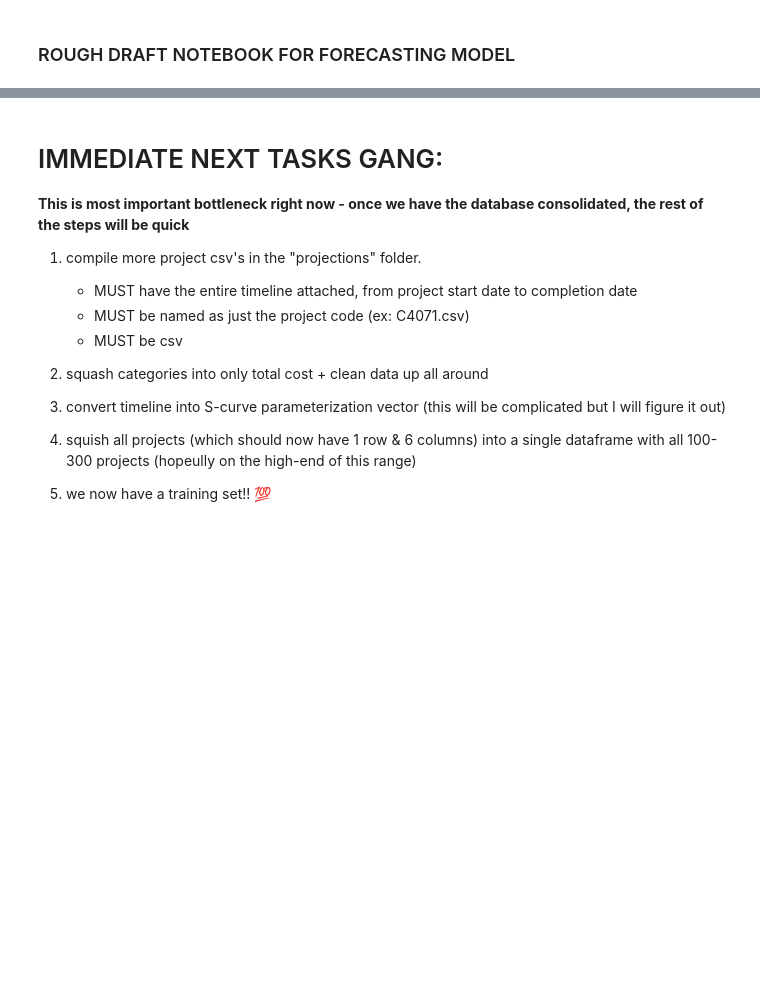
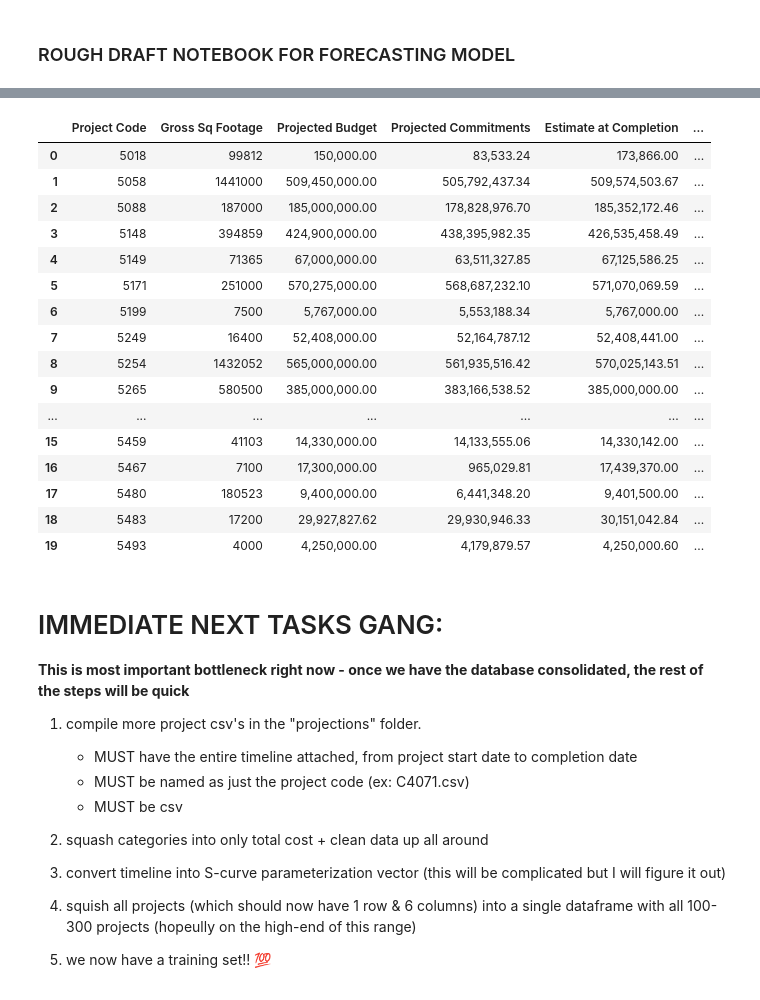
Before and after one commit to tomragus/i4X-CPM-Model-Backend, a Jupyter notebook: drafting_notebook.ipynb, the cells around one changed output, grey strips where cells are left out. Cells and saved outputs as stored; diff of their text form; code cells hidden in the pictures; blank space fills up the shorter version.

Commit message:
Consolidated projects into one dataframe with square footage

```diff
--- a/drafting_notebook.ipynb
+++ b/drafting_notebook.ipynb
@@ -7,10 +7,10 @@ from pathlib import Path
 
 pd.set_option('display.max_columns', None)
 # %%
-path = Path('projections')
+path = Path('sq')
 projects = {}
 
-for file in path.glob('*.csv'):
+for file in sorted(path.glob('*.csv'), key=lambda p: p.name):
     current_df = pd.read_csv(file)
     file_name = file.stem
     projects[file_name] = current_df
@@ -162,3 +59,64 @@ C4777
+# %%
+# Add project code as first column
+for name, df in projects.items():
+    if df.empty:
+        continue
+
+    # Ensure Project Code is the first column
+    if "Project Code" in df.columns:
+        df = df.drop(columns=["Project Code"])
+    df.insert(0, "Project Code", name)
+
+    projects[name] = df
+# %%
+# Combine all projects into one DataFrame
+non_empty_projects = [df for df in projects.values() if not df.empty]
+all_projects_df = pd.concat(non_empty_projects, ignore_index=True)
+# %%
+# Load gross square footage and merge into all_projects_df
+import os
+
+# Adjust path/filename if your CSV lives elsewhere
+gross_sq_path = os.path.join(path, "gross_sq.csv") if os.path.exists(os.path.join(path, "gross_sq.csv")) else "gross_sq.csv"
+
+gross_sq = pd.read_csv(gross_sq_path)
+
+# Merge on Project Code
+all_projects_df = all_projects_df.merge(
+    gross_sq[["Project Code", "Gross Sq Footage"]],
+    on="Project Code",
+    how="left",
+)
+
+# Move Gross Sq Footage to be right after Project Code
+if "Gross Sq Footage" in all_projects_df.columns:
+    cols = list(all_projects_df.columns)
+    cols.insert(1, cols.pop(cols.index("Gross Sq Footage")))
+    all_projects_df = all_projects_df[cols]
+
+# Remove Actuals columns
+cols_to_drop = ["Actuals To Date", "Actuals + Projections"]
+all_projects_df = all_projects_df.drop(columns=cols_to_drop, errors="ignore")
+
+all_projects_df.head(20)
+# %% [output]
+|  | Project Code | Gross Sq Footage | Projected Budget | Projected Commitments | Estimate at Completion | ... |
+| 0 | 5018 | 99812 | 150,000.00 | 83,533.24 | 173,866.00 | ... |
+| 1 | 5058 | 1441000 | 509,450,000.00 | 505,792,437.34 | 509,574,503.67 | ... |
+| 2 | 5088 | 187000 | 185,000,000.00 | 178,828,976.70 | 185,352,172.46 | ... |
+| 3 | 5148 | 394859 | 424,900,000.00 | 438,395,982.35 | 426,535,458.49 | ... |
+| 4 | 5149 | 71365 | 67,000,000.00 | 63,511,327.85 | 67,125,586.25 | ... |
+| 5 | 5171 | 251000 | 570,275,000.00 | 568,687,232.10 | 571,070,069.59 | ... |
+| 6 | 5199 | 7500 | 5,767,000.00 | 5,553,188.34 | 5,767,000.00 | ... |
+| 7 | 5249 | 16400 | 52,408,000.00 | 52,164,787.12 | 52,408,441.00 | ... |
+| 8 | 5254 | 1432052 | 565,000,000.00 | 561,935,516.42 | 570,025,143.51 | ... |
+| 9 | 5265 | 580500 | 385,000,000.00 | 383,166,538.52 | 385,000,000.00 | ... |
+| ... | ... | ... | ... | ... | ... | ... |
+| 15 | 5459 | 41103 | 14,330,000.00 | 14,133,555.06 | 14,330,142.00 | ... |
+| 16 | 5467 | 7100 | 17,300,000.00 | 965,029.81 | 17,439,370.00 | ... |
+| 17 | 5480 | 180523 | 9,400,000.00 | 6,441,348.20 | 9,401,500.00 | ... |
+| 18 | 5483 | 17200 | 29,927,827.62 | 29,930,946.33 | 30,151,042.84 | ... |
+| 19 | 5493 | 4000 | 4,250,000.00 | 4,179,879.57 | 4,250,000.60 | ... |
 # %% [markdown]
 # IMMEDIATE NEXT TASKS GANG:
 
```
Also changed, not shown: parts of 3 cells of this notebook, 1 other file.
